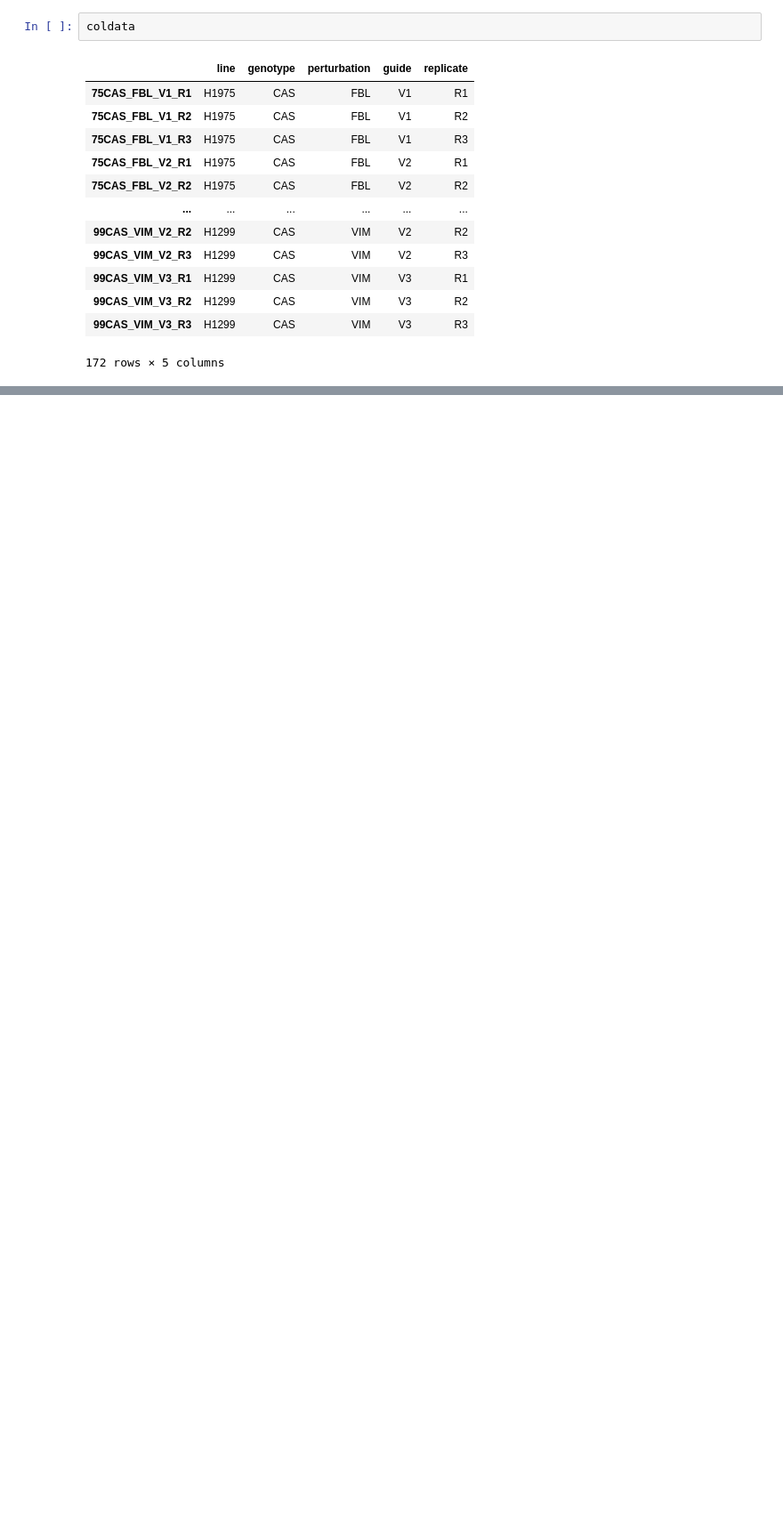
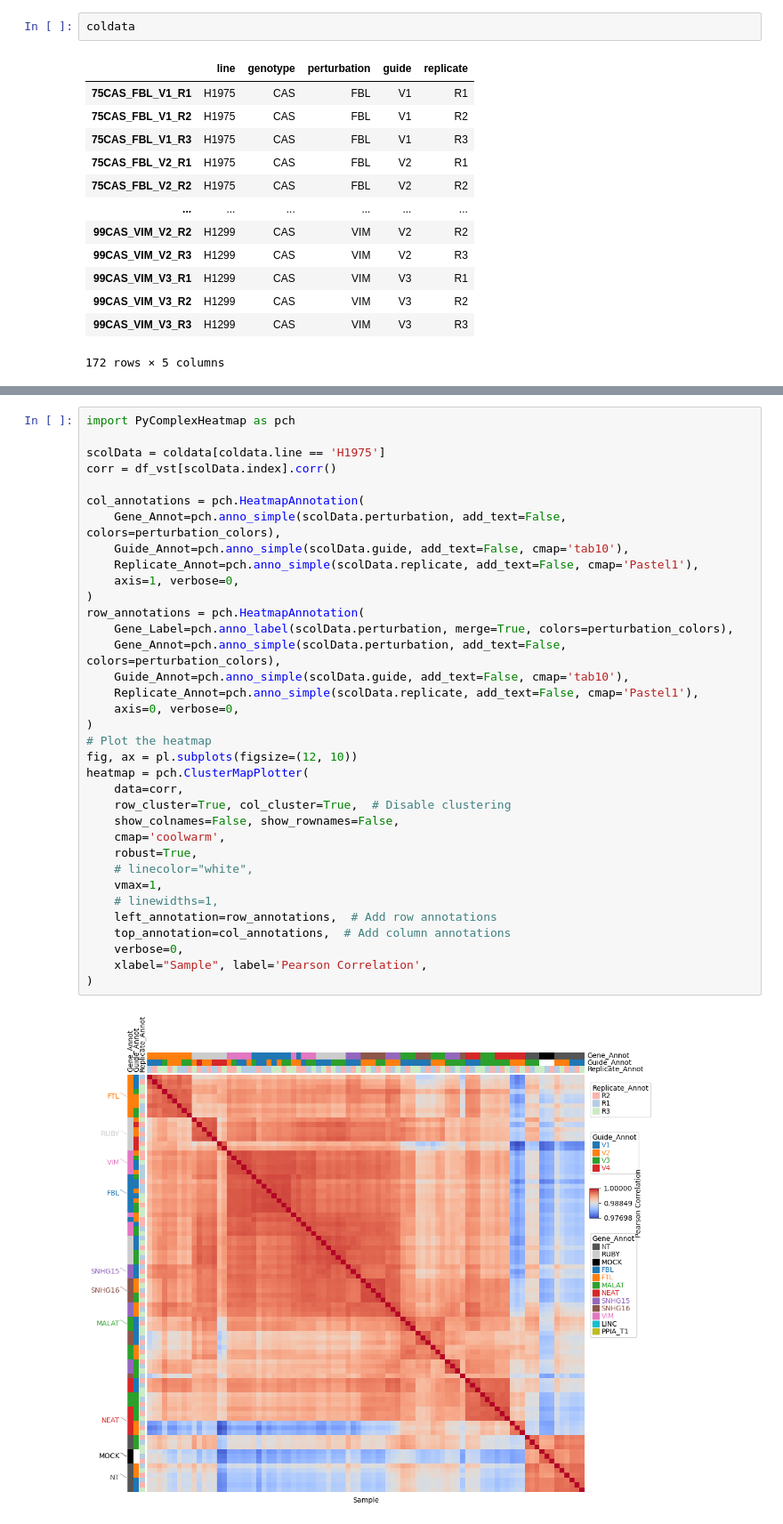
Before and after one commit to stefanpeidli/symphony-10rnaseq, a Jupyter notebook: notebooks/sym10rnaseq.ipynb, the cells around one changed output, grey strips where cells are left out. Shown at 89% size. Saved outputs shown, nothing was run; the diff lists cells and outputs as text; blank space fills up the shorter version.

```diff
--- a/notebooks/sym10rnaseq.ipynb
+++ b/notebooks/sym10rnaseq.ipynb
@@ -93,0 +179,37 @@ coldata
+# %%
+import PyComplexHeatmap as pch
+
+scolData = coldata[coldata.line == 'H1975']
+corr = df_vst[scolData.index].corr()
+
+col_annotations = pch.HeatmapAnnotation(
+    Gene_Annot=pch.anno_simple(scolData.perturbation, add_text=False, colors=perturbation_colors),
+    Guide_Annot=pch.anno_simple(scolData.guide, add_text=False, cmap='tab10'),
+    Replicate_Annot=pch.anno_simple(scolData.replicate, add_text=False, cmap='Pastel1'),
+    axis=1, verbose=0,
+)
+row_annotations = pch.HeatmapAnnotation(
+    Gene_Label=pch.anno_label(scolData.perturbation, merge=True, colors=perturbation_colors),
+    Gene_Annot=pch.anno_simple(scolData.perturbation, add_text=False, colors=perturbation_colors),
+    Guide_Annot=pch.anno_simple(scolData.guide, add_text=False, cmap='tab10'),
+    Replicate_Annot=pch.anno_simple(scolData.replicate, add_text=False, cmap='Pastel1'),
+    axis=0, verbose=0,
+)
+# Plot the heatmap
+fig, ax = pl.subplots(figsize=(12, 10))
+heatmap = pch.ClusterMapPlotter(
+    data=corr,
+    row_cluster=True, col_cluster=True,  # Disable clustering
+    show_colnames=False, show_rownames=False,
+    cmap='coolwarm',
+    robust=True,
+    # linecolor="white",
+    vmax=1,
+    # linewidths=1,
+    left_annotation=row_annotations,  # Add row annotations
+    top_annotation=col_annotations,  # Add column annotations
+    verbose=0,
+    xlabel="Sample", label='Pearson Correlation',
+)
+# %% [output]
+[figure, added]
```
Also changed, not shown: parts of 26 cells of this notebook, 8 other files.
